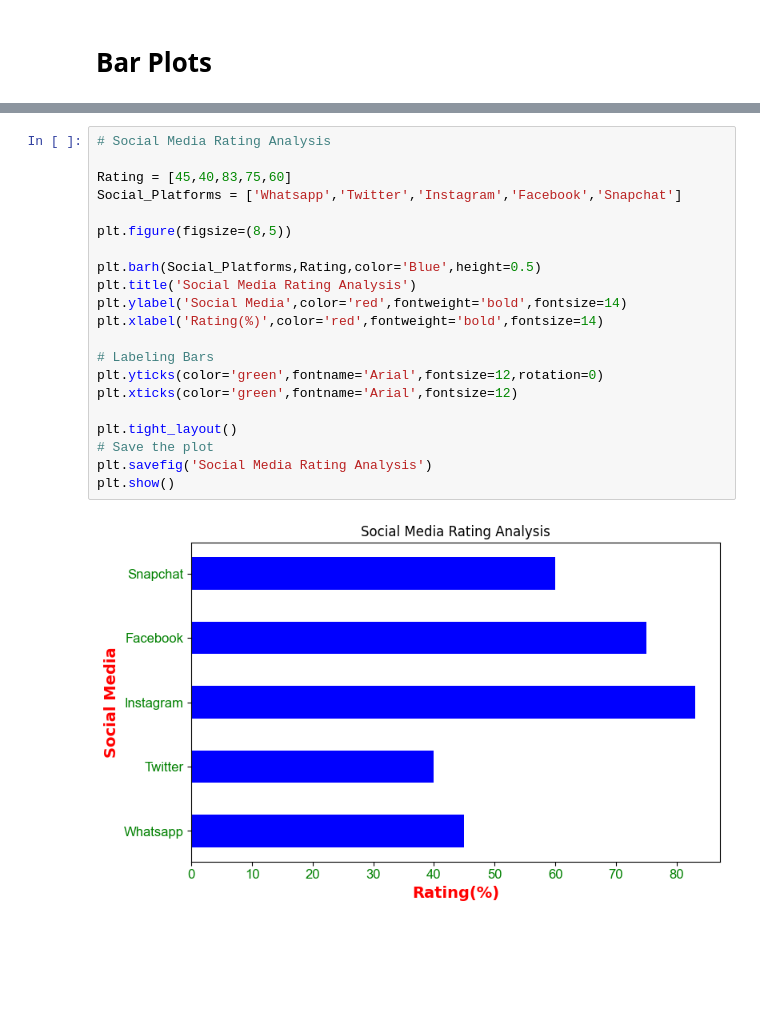
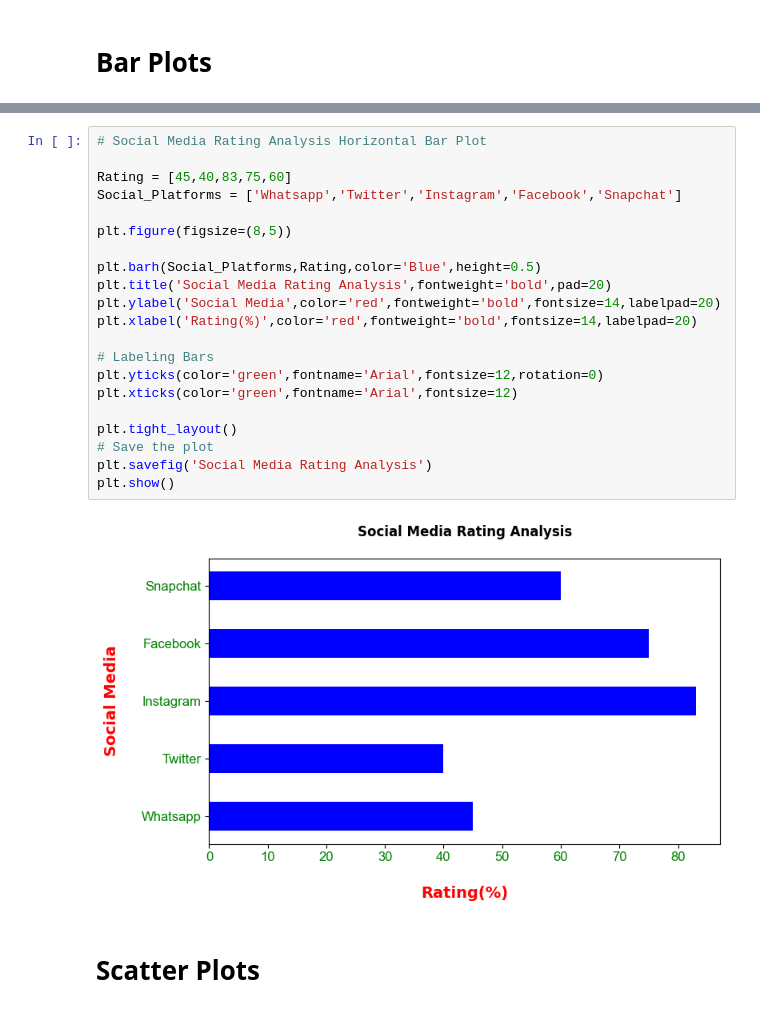
Before and after one commit to pratiksha-2410/Matplotlib-Charts, a Jupyter notebook: Line Plots.ipynb, the cells around one changed output, grey strips where cells are left out. Drawn from its saved outputs; the diff is of its cells as text; blank space fills up the shorter version.

```diff
--- a/Line Plots.ipynb
+++ b/Line Plots.ipynb
@@ -284,23 +290,25 @@ plt.show()
 # %%
-# Social Media Rating Analysis
+# Social Media Rating Analysis Horizontal Bar Plot
 
 Rating = [45,40,83,75,60]
 Social_Platforms = ['Whatsapp','Twitter','Instagram','Facebook','Snapchat']
 
 plt.figure(figsize=(8,5))
 
 plt.barh(Social_Platforms,Rating,color='Blue',height=0.5)
-plt.title('Social Media Rating Analysis')
-plt.ylabel('Social Media',color='red',fontweight='bold',fontsize=14)
-plt.xlabel('Rating(%)',color='red',fontweight='bold',fontsize=14)
+plt.title('Social Media Rating Analysis',fontweight='bold',pad=20)
+plt.ylabel('Social Media',color='red',fontweight='bold',fontsize=14,labelpad=20)
+plt.xlabel('Rating(%)',color='red',fontweight='bold',fontsize=14,labelpad=20)
 
 # Labeling Bars
 plt.yticks(color='green',fontname='Arial',fontsize=12,rotation=0)
 plt.xticks(color='green',fontname='Arial',fontsize=12)
 
 plt.tight_layout()
 # Save the plot
 plt.savefig('Social Media Rating Analysis')
 plt.show()
 # %% [output]
-[figure, old version]
+[figure, new version]
+# %% [markdown]
+# Scatter Plots
```
Also changed, not shown: parts of 12 cells of this notebook, 12 other files.
